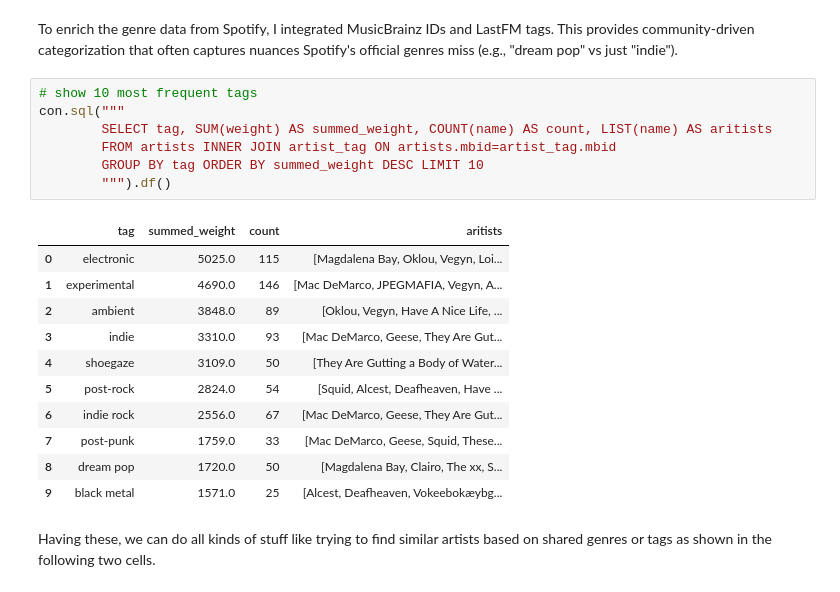
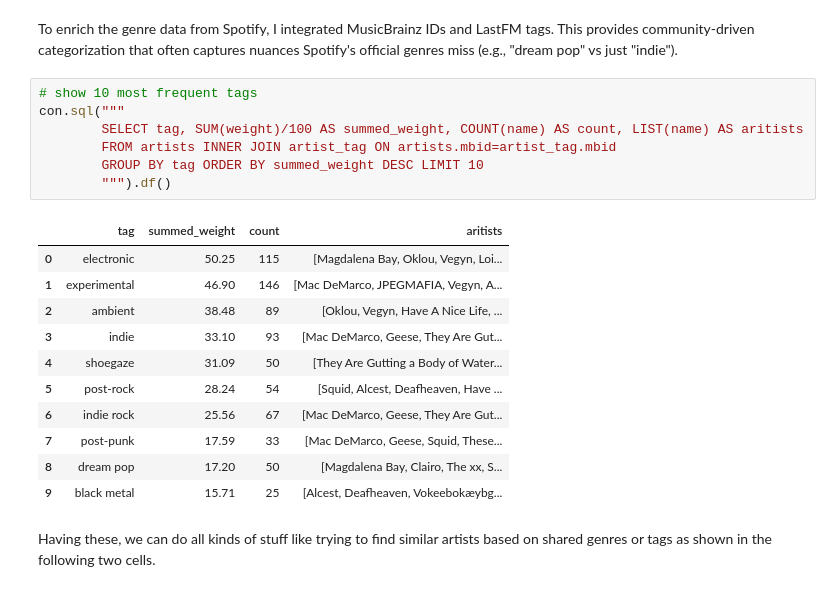
Before and after one commit to AlenkaJ/SpotifyShenanigans, a Jupyter notebook: duckdb_shenanigans.ipynb, the cells around one changed output. Cells and saved outputs as stored; diff of their text form.

```diff
--- a/duckdb_shenanigans.ipynb
+++ b/duckdb_shenanigans.ipynb
@@ -180,22 +180,22 @@ To enrich the genre data from Spotify, I integrated MusicBrainz IDs and LastFM t
 # %%
 # show 10 most frequent tags
 con.sql("""
-        SELECT tag, SUM(weight) AS summed_weight, COUNT(name) AS count, LIST(name) AS aritists
+        SELECT tag, SUM(weight)/100 AS summed_weight, COUNT(name) AS count, LIST(name) AS aritists
         FROM artists INNER JOIN artist_tag ON artists.mbid=artist_tag.mbid
         GROUP BY tag ORDER BY summed_weight DESC LIMIT 10
         """).df()
 # %% [output]
 |  | tag | summed_weight | count | aritists |
-| 0 | electronic | 5025.0 | 115 | [Magdalena Bay, Oklou, Vegyn, Loi... |
-| 1 | experimental | 4690.0 | 146 | [Mac DeMarco, JPEGMAFIA, Vegyn, A... |
-| 2 | ambient | 3848.0 | 89 | [Oklou, Vegyn, Have A Nice Life, ... |
-| 3 | indie | 3310.0 | 93 | [Mac DeMarco, Geese, They Are Gut... |
-| 4 | shoegaze | 3109.0 | 50 | [They Are Gutting a Body of Water... |
-| 5 | post-rock | 2824.0 | 54 | [Squid, Alcest, Deafheaven, Have ... |
-| 6 | indie rock | 2556.0 | 67 | [Mac DeMarco, Geese, They Are Gut... |
-| 7 | post-punk | 1759.0 | 33 | [Mac DeMarco, Geese, Squid, These... |
-| 8 | dream pop | 1720.0 | 50 | [Magdalena Bay, Clairo, The xx, S... |
-| 9 | black metal | 1571.0 | 25 | [Alcest, Deafheaven, Vokeebokæybg... |
+| 0 | electronic | 50.25 | 115 | [Magdalena Bay, Oklou, Vegyn, Loi... |
+| 1 | experimental | 46.90 | 146 | [Mac DeMarco, JPEGMAFIA, Vegyn, A... |
+| 2 | ambient | 38.48 | 89 | [Oklou, Vegyn, Have A Nice Life, ... |
+| 3 | indie | 33.10 | 93 | [Mac DeMarco, Geese, They Are Gut... |
+| 4 | shoegaze | 31.09 | 50 | [They Are Gutting a Body of Water... |
+| 5 | post-rock | 28.24 | 54 | [Squid, Alcest, Deafheaven, Have ... |
+| 6 | indie rock | 25.56 | 67 | [Mac DeMarco, Geese, They Are Gut... |
+| 7 | post-punk | 17.59 | 33 | [Mac DeMarco, Geese, Squid, These... |
+| 8 | dream pop | 17.20 | 50 | [Magdalena Bay, Clairo, The xx, S... |
+| 9 | black metal | 15.71 | 25 | [Alcest, Deafheaven, Vokeebokæybg... |
 # %% [markdown]
 Having these, we can do all kinds of stuff like trying to find similar artists based on shared genres or tags as shown in the following two cells.
 # %%
```
Also changed, not shown: parts of 1 cell of this notebook.
